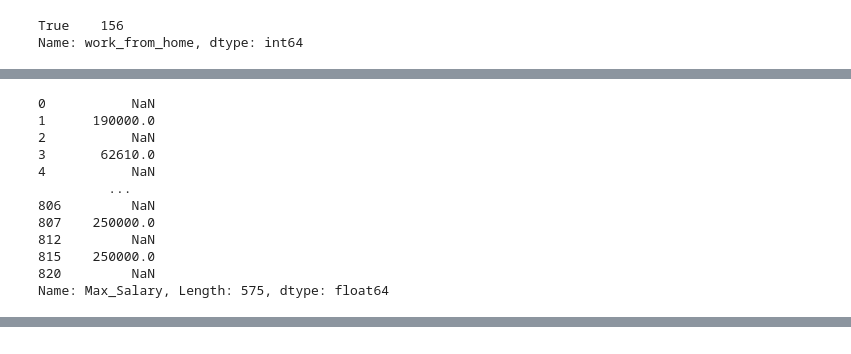
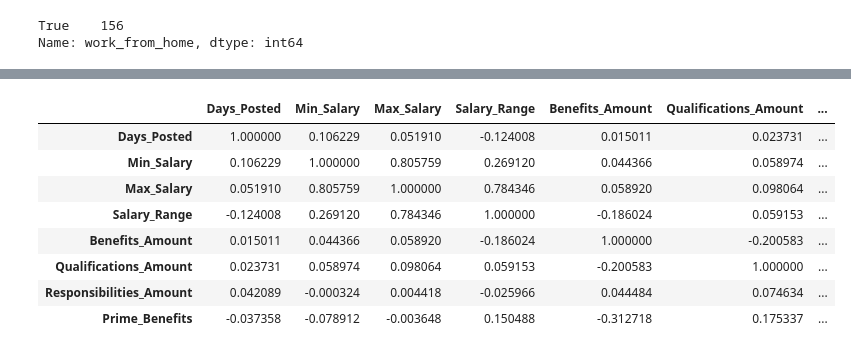
Before and after one commit to ModeEdna/ScholarshipDSAN, a Jupyter notebook: Analysis/EDA.ipynb, the cells around one changed output, grey strips where cells are left out. Drawn from its saved outputs; the diff is of its cells as text; code cells hidden in the pictures.

```diff
--- a/Analysis/EDA.ipynb
+++ b/Analysis/EDA.ipynb
@@ -682,18 +707,3 @@ Name: Min_Salary, Length: 575, dtype: float64
-# %%
-all['Max_Salary']
-# %% [output]
-0           NaN
-1      190000.0
-2           NaN
-3       62610.0
-4           NaN
-         ...
-806         NaN
-807    250000.0
-812         NaN
-815    250000.0
-820         NaN
-Name: Max_Salary, Length: 575, dtype: float64
 # %%
 # select min and max salary columns and remove NaNs and 0.0s
 salaries = all[['Min_Salary', 'Max_Salary', 'Salary_Range']]
@@ -781,0 +792,3 @@ pio.write_html(fig, file=html_file, auto_open=False)
+# %%
+all.corr()
+# %% [output]
@@ -781,0 +796,9 @@ pio.write_html(fig, file=html_file, auto_open=False)
+|  | Days_Posted | Min_Salary | Max_Salary | Salary_Range | Benefits_Amount | Qualifications_Amount | ... |
+| Days_Posted | 1.000000 | 0.106229 | 0.051910 | -0.124008 | 0.015011 | 0.023731 | ... |
+| Min_Salary | 0.106229 | 1.000000 | 0.805759 | 0.269120 | 0.044366 | 0.058974 | ... |
+| Max_Salary | 0.051910 | 0.805759 | 1.000000 | 0.784346 | 0.058920 | 0.098064 | ... |
+| Salary_Range | -0.124008 | 0.269120 | 0.784346 | 1.000000 | -0.186024 | 0.059153 | ... |
+| Benefits_Amount | 0.015011 | 0.044366 | 0.058920 | -0.186024 | 1.000000 | -0.200583 | ... |
+| Qualifications_Amount | 0.023731 | 0.058974 | 0.098064 | 0.059153 | -0.200583 | 1.000000 | ... |
+| Responsibilities_Amount | 0.042089 | -0.000324 | 0.004418 | -0.025966 | 0.044484 | 0.074634 | ... |
+| Prime_Benefits | -0.037358 | -0.078912 | -0.003648 | 0.150488 | -0.312718 | 0.175337 | ... |
```
Also changed, not shown: parts of 18 cells of this notebook, 1 other file.
